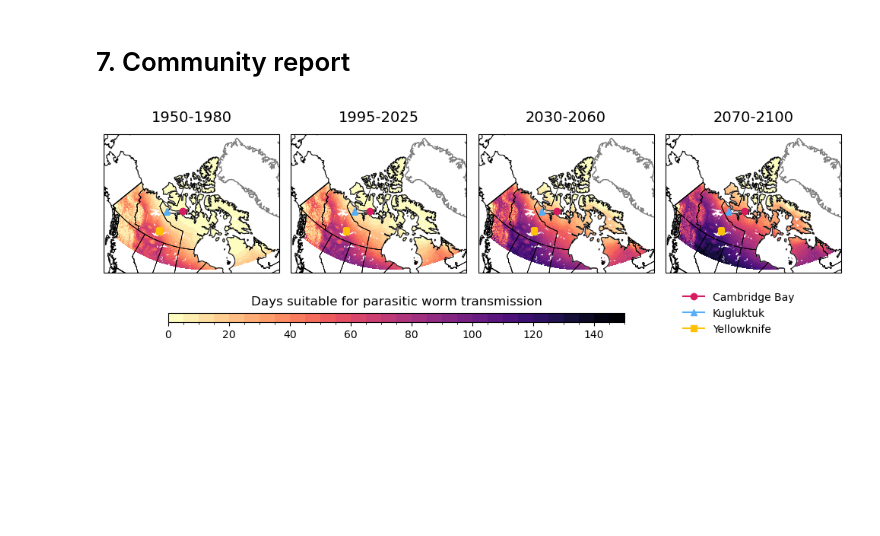
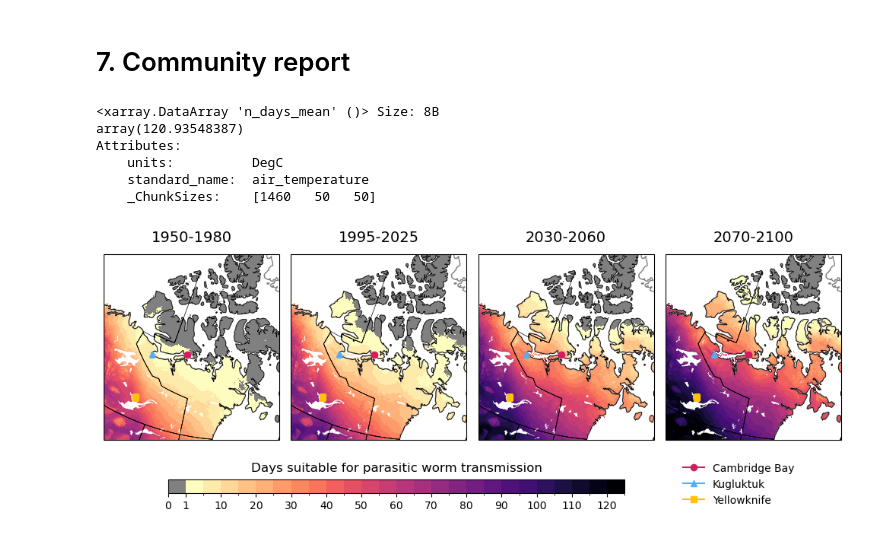
Before and after one commit to BernhardtLab/Arctic-VBD, a Jupyter notebook: R-scripts/13_mapping_median.ipynb, the cells around one changed output. Drawn from its saved outputs; the diff is of its cells as text; code cells hidden in the pictures; blank space fills up the shorter version.

```diff
--- a/R-scripts/13_mapping_median.ipynb
+++ b/R-scripts/13_mapping_median.ipynb
@@ -920,3 +880,12 @@ plt.show()
+# %%
+ssp245_hist1_low = xr.open_dataset("data-processed/mapping/median_ssp245_hist1_low.nc")
+ssp245_hist1_high = xr.open_dataset("data-processed/mapping/median_ssp245_hist1_high.nc")
+ssp245_hist2_low = xr.open_dataset("data-processed/mapping/median_ssp245_hist2_low.nc")
+ssp245_hist2_high = xr.open_dataset("data-processed/mapping/median_ssp245_hist2_high.nc")
+ssp245_future1_low = xr.open_dataset("data-processed/mapping/median_ssp245_future1_low.nc")
+ssp245_future1_high = xr.open_dataset("data-processed/mapping/median_ssp245_future1_high.nc")
+ssp245_future2_low = xr.open_dataset("data-processed/mapping/median_ssp245_future2_low.nc")
+ssp245_future2_high = xr.open_dataset("data-processed/mapping/median_ssp245_future2_high.nc")
 # %% [markdown]
 We will specifically look at the trends in 3 locations: Cambridge Bay, Kugluktuk, and Yellowknife
 # %%
@@ -1991,10 +1810,28 @@ plt.show()
 [figure]
 # %% [markdown]
 # 7. Community report
+# %%
+ssp245_future2_low['n_days_mean'].sel(lat=slice(60, 80), lon=slice(-120, -80)).max()
+# %% [output]
+<xarray.DataArray 'n_days_mean' ()> Size: 8B
+array(120.93548387)
+Attributes:
+    units:          DegC
+    standard_name:  air_temperature
+    _ChunkSizes:    [1460   50   50]
 # %%
 # plot all historical and future simulations
-levels = np.arange(0, 155, 5)
-cmap = 'magma_r'
+
+# Boundaries: 0-1 is grey, then 5-day bins of magma_r above that
+boundaries = [0, 1] + list(np.arange(5, 130, 5))
+n_color_bins = len(boundaries) - 1  # total bins, first one is grey
+
+magma_colors = plt.get_cmap('magma_r')(np.linspace(0, 1, n_color_bins - 1))
+colors = ['grey'] + list(magma_colors)
+
+cmap = mcolors.ListedColormap(colors)
+norm = mcolors.BoundaryNorm(boundaries, cmap.N)
+
 
 # set up axes with the 'PlateCarree' rectangular coordinate projection for plotting a map
 fig, axes = plt.subplots(nrows = 1, ncols = 4,
@@ -2004,8 +1841,8 @@ fig, axes = plt.subplots(nrows = 1, ncols = 4,
 # Historical 1: 1950-1980, S(T) > 0
 pcm = ssp245_hist1_low["n_days_mean"].plot.pcolormesh(ax = axes[0],
                                                 transform = ccrs.PlateCarree(),
-                                                levels = levels,
                                                 cmap = cmap,
+                                                norm=norm,
                                                 add_colorbar = False
                                                )
 
@@ -2013,8 +1850,8 @@ pcm = ssp245_hist1_low["n_days_mean"].plot.pcolormesh(ax = axes[0],
 # Historical 2: 1995-2025, S(T) > 0
 ssp245_hist2_low["n_days_mean"].plot.pcolormesh(ax = axes[1],
                                                 transform = ccrs.PlateCarree(),
-                                                levels = levels,
                                                 cmap = cmap,
+                                                norm=norm,
                                                 add_colorbar = False
                                                )
 
@@ -2024,8 +1861,8 @@ ssp245_hist2_low["n_days_mean"].plot.pcolormesh(ax = axes[1],
 # Future 1: 2030-2060, S(T) > 0
 ssp245_future1_low["n_days_mean"].plot.pcolormesh(ax = axes[2],
                                                   transform = ccrs.PlateCarree(),
-                                                  levels = levels,
                                                   cmap = cmap,
+                                                  norm=norm,
                                                   add_colorbar = False
                                                  )
 
@@ -2035,8 +1872,8 @@ ssp245_future1_low["n_days_mean"].plot.pcolormesh(ax = axes[2],
 # Future 2: 2070-2100, S(T) > 0
 ssp245_future2_low["n_days_mean"].plot.pcolormesh(ax = axes[3],
                                                   transform = ccrs.PlateCarree(),
-                                                  levels = levels,
                                                   cmap = cmap,
+                                                  norm=norm,
                                                   add_colorbar = False
                                                  )
 
@@ -2069,38 +1906,48 @@ for i, ax in enumerate(axes.flat): # flat makes axes 1D instead of 2D
                                                 scale='50m',
                                                 facecolor='none',  # To avoid filling the provinces with color
                                                 edgecolor='black',
                                                 linewidth = 0.5,
                                                 zorder = 1))
     ax.add_feature(cfeature.BORDERS, edgecolor = 'k', facecolor = 'none', zorder = 2)
-    ax.set_extent([-135, -58, 54, 89], ccrs.PlateCarree())
+    ax.set_extent([-120, -80, 60, 80], ccrs.PlateCarree()) # Kitimeot region
+
 
 # Add colourbar
-cbar_ax = fig.add_axes([0.1, 0.37, 0.6, 0.01])  # [left, bottom, width, height]
+cbar_ax = fig.add_axes([0.1, 0.34, 0.6, 0.015])  # [left, bottom, width, height]
 
 cbar = fig.colorbar(pcm, cax = cbar_ax, orientation = 'horizontal')
 cbar.ax.set_title("Days suitable for parasitic worm transmission", pad=8, fontsize=12)
 
+tick_positions = [0, 1] + list(np.arange(10, 130, 10))
+cbar.set_ticks(tick_positions)
+cbar.set_ticklabels([str(t) for t in tick_positions])
+
 # Add legend, positioned to the right of the colourbar, same vertical level
+handles, labels = axes[0].get_legend_handles_labels()
+
 fig.legend(
+    handles,
+    labels,
     loc='center',
     frameon=False,
-    bbox_to_anchor=(0.85, 0.38),
-    ncol=1  # stack the 3 location markers vertically; use ncol=3 to lay them out horizontally instead
+    bbox_to_anchor=(0.85, 0.35),
+    ncol=1
 )
+
 # Column and row labels
 cols = ["1950-1980", "1995-2025", "2030-2060", "2070-2100"]
 
 # Column headers
 for col, label in enumerate(cols):
     axes[col].set_title(label, fontsize=14, pad=12) # Add column
 
 
 fig.tight_layout()
 plt.savefig("figures/community_report2.png", dpi=300, bbox_inches="tight")
 
 plt.show()
 # %% [output]
-[figure, old version]
+[figure, new version]
 # %%
 # Define time periods
 periods = {
```
Also changed, not shown: parts of 11 cells of this notebook, 39 other files.
